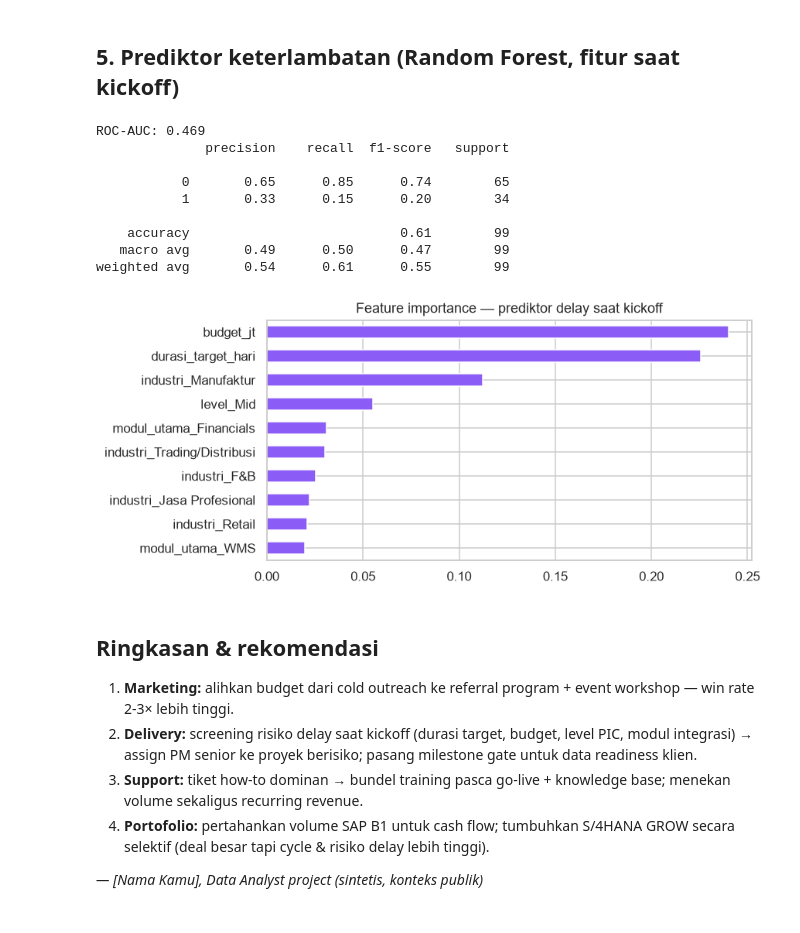
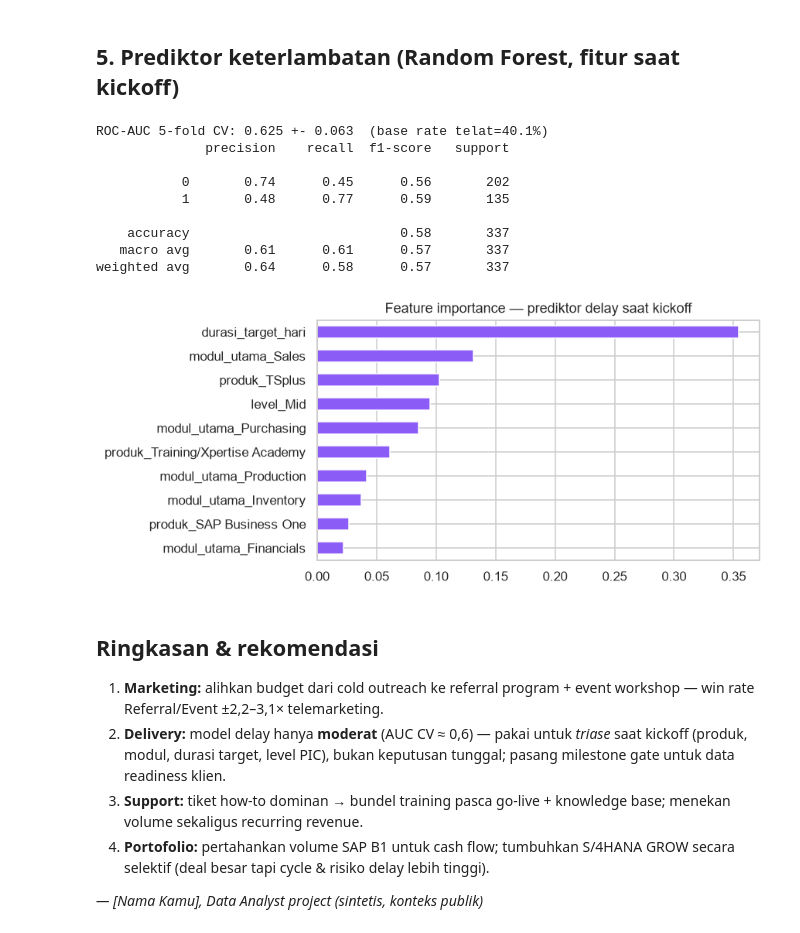
Before and after one commit to Ryora-max/beone-erp-consulting-analysis, a Jupyter notebook: notebooks/01_erp_consulting_analysis.ipynb, the cells around one changed output. Cells and saved outputs as stored; diff of their text form; code cells hidden in the pictures.

```diff
--- a/notebooks/01_erp_consulting_analysis.ipynb
+++ b/notebooks/01_erp_consulting_analysis.ipynb
@@ -184,44 +192,48 @@ Critical attainment harus tertinggi — triase bekerja.
 ## 5. Prediktor keterlambatan (Random Forest, fitur saat kickoff)
 # %%
 from sklearn.ensemble import RandomForestClassifier
-from sklearn.model_selection import train_test_split
-from sklearn.metrics import roc_auc_score, classification_report
+from sklearn.model_selection import StratifiedKFold, cross_val_score, cross_val_predict
+from sklearn.metrics import classification_report
 
 d = done.merge(konsultan[["id_konsultan","level"]],on="id_konsultan")
 d["late"] = (d.status_proyek=="Go-live Terlambat").astype(int)
-X = pd.get_dummies(d[["produk","industri","modul_utama",
-                      "durasi_target_hari","budget_jt","level"]],drop_first=True)
+X = pd.get_dummies(d[["produk","modul_utama","durasi_target_hari","level"]],
+                   drop_first=True).astype(float)
 y = d.late
-Xtr,Xte,ytr,yte = train_test_split(X,y,test_size=.3,random_state=7,stratify=y)
-rf = RandomForestClassifier(n_estimators=200,max_depth=6,random_state=7,n_jobs=-1).fit(Xtr,ytr)
-prob = rf.predict_proba(Xte)[:,1]
-print("ROC-AUC:",round(roc_auc_score(yte,prob),3))
-print(classification_report(yte,(prob>=.5).astype(int),digits=2))
+# n proyek selesai kecil (~340) -> 1 split train/test tidak stabil; pakai 5-fold CV
+rf = RandomForestClassifier(n_estimators=300,max_depth=3,min_samples_leaf=10,
+                            random_state=7,n_jobs=-1)
+cv = StratifiedKFold(5,shuffle=True,random_state=7)
+aucs = cross_val_score(rf,X,y,cv=cv,scoring="roc_auc")
+print(f"ROC-AUC 5-fold CV: {aucs.mean():.3f} +- {aucs.std():.3f}  (base rate telat={y.mean():.1%})")
+oof = cross_val_predict(rf,X,y,cv=cv,method="predict_proba")[:,1]
+print(classification_report(y,(oof>=.4).astype(int),digits=2))
+rf.fit(X,y)
 
 imp = pd.Series(rf.feature_importances_,index=X.columns).nlargest(10).sort_values()
 fig,ax=plt.subplots(figsize=(8,3.6))
 imp.plot.barh(ax=ax,color="#8B5CF6")
 ax.set_title("Feature importance — prediktor delay saat kickoff")
 plt.tight_layout(); plt.savefig("../outputs/figures/delay_predictor.png"); plt.show()
 # %% [output]
-ROC-AUC: 0.469
+ROC-AUC 5-fold CV: 0.625 +- 0.063  (base rate telat=40.1%)
               precision    recall  f1-score   support
 
-           0       0.65      0.85      0.74        65
-           1       0.33      0.15      0.20        34
+           0       0.74      0.45      0.56       202
+           1       0.48      0.77      0.59       135
 
-    accuracy                           0.61        99
-   macro avg       0.49      0.50      0.47        99
-weighted avg       0.54      0.61      0.55        99
+    accuracy                           0.58       337
+   macro avg       0.61      0.61      0.57       337
+weighted avg       0.64      0.58      0.57       337
-[figure, old version]
+[figure, new version]
 # %% [markdown]
 ## Ringkasan & rekomendasi
 
 1. **Marketing:** alihkan budget dari cold outreach ke referral program +
-   event workshop — win rate 2-3× lebih tinggi.
-2. **Delivery:** screening risiko delay saat kickoff (durasi target,
-   budget, level PIC, modul integrasi) → assign PM senior ke proyek
-   berisiko; pasang milestone gate untuk data readiness klien.
+   event workshop — win rate Referral/Event ±2,2–3,1× telemarketing.
+2. **Delivery:** model delay hanya **moderat** (AUC CV ≈ 0,6) — pakai untuk
+   *triase* saat kickoff (produk, modul, durasi target, level PIC), bukan
+   keputusan tunggal; pasang milestone gate untuk data readiness klien.
 3. **Support:** tiket how-to dominan → bundel training pasca go-live +
    knowledge base; menekan volume sekaligus recurring revenue.
 4. **Portofolio:** pertahankan volume SAP B1 untuk cash flow; tumbuhkan
```
Also changed, not shown: parts of 6 cells of this notebook, 31 other files.
